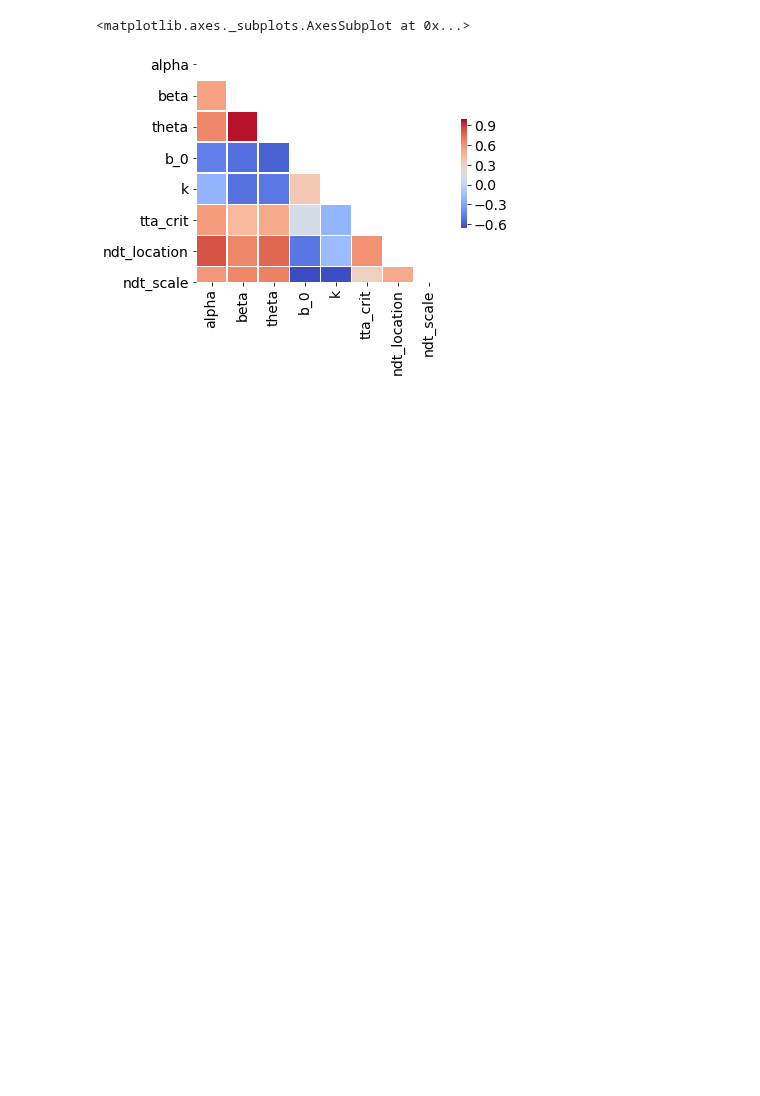
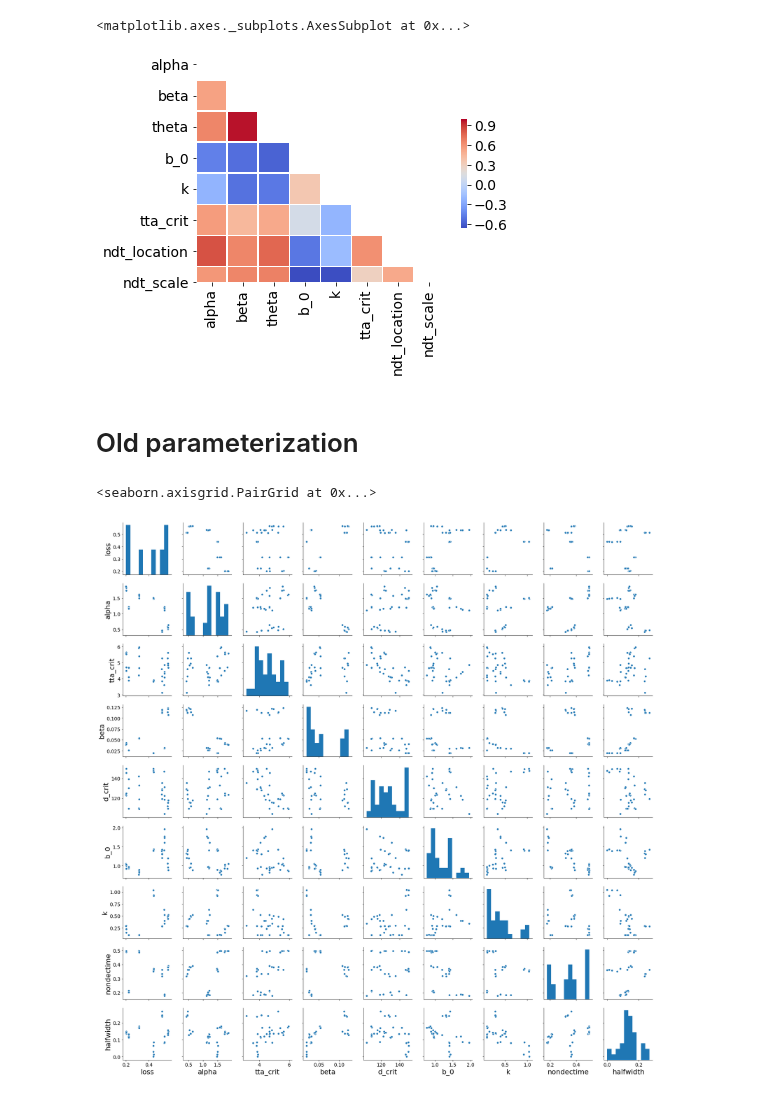
Before and after one commit to cherepaha/evidence_accumulation_in_gap_acceptance, a Jupyter notebook: data_and_model_analysis/cross_validation_parameters.ipynb, the cells around one changed output. Saved outputs shown, nothing was run; the diff lists cells and outputs as text; code cells hidden in the pictures; blank space fills up the shorter version.

Commit message:
Param analysis updated

```diff
--- a/data_and_model_analysis/cross_validation_parameters.ipynb
+++ b/data_and_model_analysis/cross_validation_parameters.ipynb
@@ -146,3 +146,14 @@ sns.heatmap(corr, mask=mask, square=True, linewidths=.5, cmap='coolwarm', cbar_k
 # %% [output]
 <matplotlib.axes._subplots.AxesSubplot at 0x...>
 [figure]
+# %% [markdown]
+# Old parameterization
+# %%
+parameters = pd.read_csv('../model_fit_results/_obsolete/old_parametrization/model_5_params_by_subject_5_runs.csv')
+parameters.subj_id = parameters.subj_id.apply(str)
+# %%
+sns.pairplot(parameters,
+             vars=['loss', 'alpha', 'tta_crit', 'beta', 'd_crit', 'b_0', 'k', 'nondectime', 'halfwidth'])
+# %% [output]
+<seaborn.axisgrid.PairGrid at 0x...>
+[figure, added]
```
Also changed, not shown: parts of 2 cells of this notebook, 2 other files.
